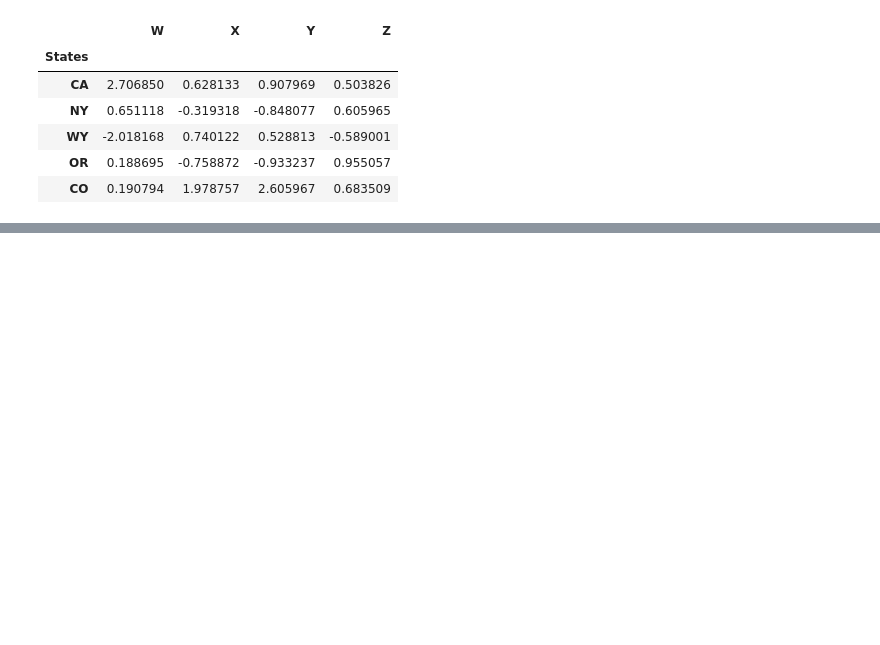
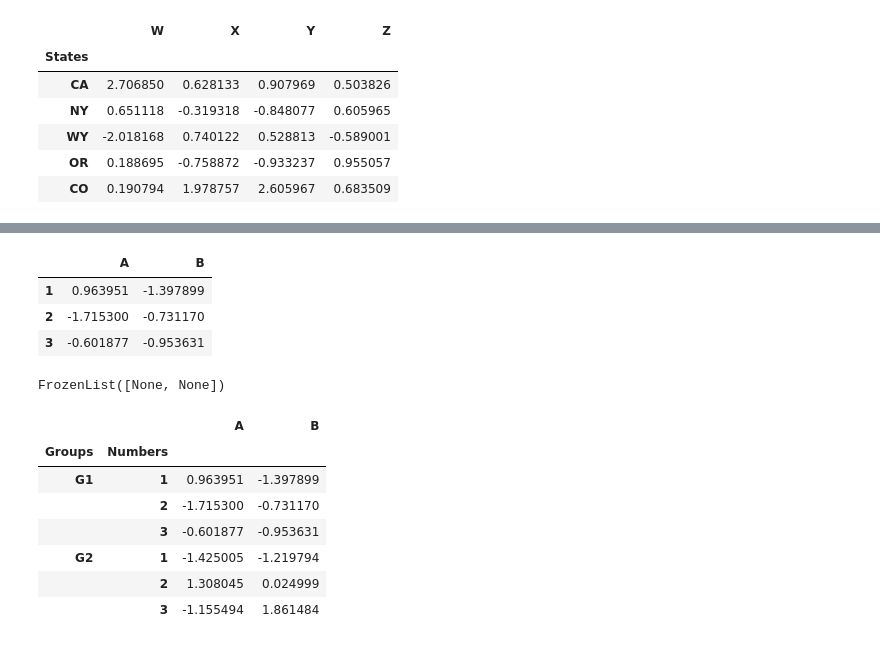
Before and after one commit to andruschak/python, a Jupyter notebook: experimental/Pandas.ipynb, the cells around one changed output, grey strips where cells are left out. Drawn from its saved outputs; the diff is of its cells as text; code cells hidden in the pictures; blank space fills up the shorter version.

Commit message:
pandas with df multidimensional groups

```diff
--- a/experimental/Pandas.ipynb
+++ b/experimental/Pandas.ipynb
@@ -341,0 +345,6 @@ df.set_index('States') # will actually override old index, needs inplace again o
+# %%
+# Index Levels
+outside = ['G1', 'G1', 'G1', 'G2', 'G2', 'G2']
+inside = [1, 2, 3, 1, 2, 3]
+hier_index = list(zip(outside, inside))
+hier_index = pd.MultiIndex.from_tuples(hier_index)
@@ -341,0 +370,26 @@ df.set_index('States') # will actually override old index, needs inplace again o
+# %%
+df = pd.DataFrame(randn(6, 2), hier_index, ['A', 'B'])
+# %%
+df.loc['G1']
+# %% [output]
+|  | A | B |
+| 1 | 0.963951 | -1.397899 |
+| 2 | -1.715300 | -0.731170 |
+| 3 | -0.601877 | -0.953631 |
+# %%
+df.index.names # nested indexs c0 and c1 dont have names so...
+# %% [output]
+FrozenList([None, None])
+# %%
+df.index.names = ['Groups', 'Numbers'] # add em in
+# %%
+df
+# %% [output]
+|  |  | A | B |
+| Groups | Numbers |  |  |
+| G1 | 1 | 0.963951 | -1.397899 |
+|  | 2 | -1.715300 | -0.731170 |
+|  | 3 | -0.601877 | -0.953631 |
+| G2 | 1 | -1.425005 | -1.219794 |
+|  | 2 | 1.308045 | 0.024999 |
+|  | 3 | -1.155494 | 1.861484 |
```
Also changed, not shown: parts of 9 cells of this notebook.
